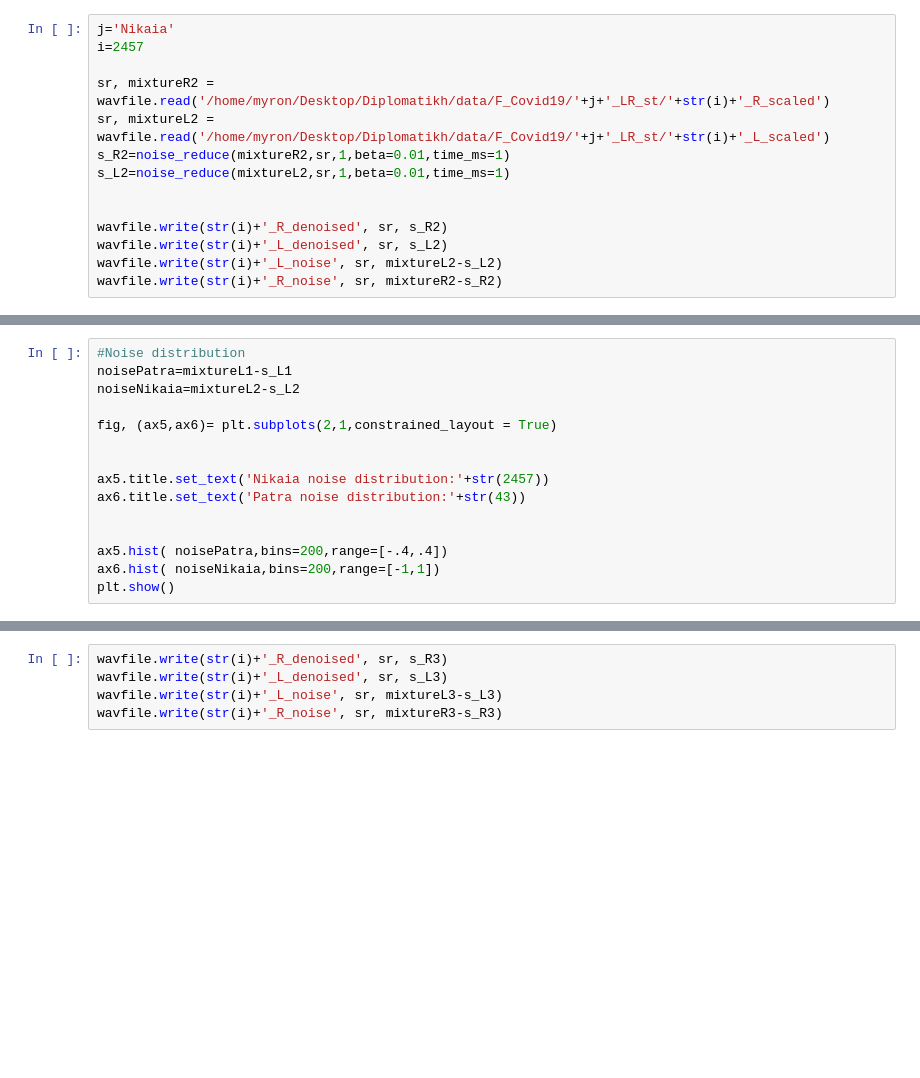
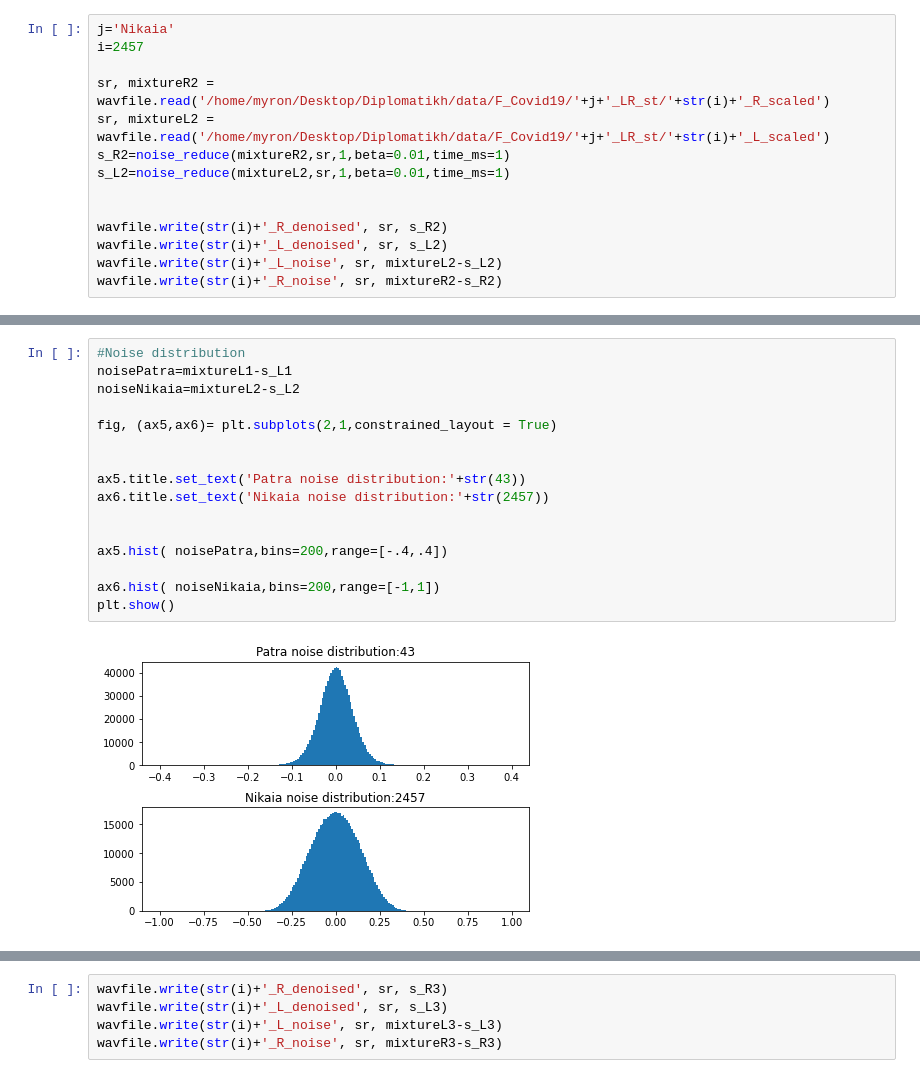
Before and after one commit to shortjohny/Thesis, a Jupyter notebook: Denoising_SpectralSubtraction.ipynb, the cells around one changed output, grey strips where cells are left out. Saved outputs shown, nothing was run; the diff lists cells and outputs as text; blank space fills up the shorter version.

```diff
--- a/Denoising_SpectralSubtraction.ipynb
+++ b/Denoising_SpectralSubtraction.ipynb
@@ -248,18 +252,21 @@ plt.show()
 # %%
 #Noise distribution
 noisePatra=mixtureL1-s_L1
 noiseNikaia=mixtureL2-s_L2
 
 fig, (ax5,ax6)= plt.subplots(2,1,constrained_layout = True)
 
 
-ax5.title.set_text('Nikaia noise distribution:'+str(2457))
-ax6.title.set_text('Patra noise distribution:'+str(43))
+ax5.title.set_text('Patra noise distribution:'+str(43))
+ax6.title.set_text('Nikaia noise distribution:'+str(2457))
 
 
 ax5.hist( noisePatra,bins=200,range=[-.4,.4])
+
 ax6.hist( noiseNikaia,bins=200,range=[-1,1])
 plt.show()
+# %% [output]
+[figure, added]
 # %%
 #Signals with powerfull noise.
 j='Patra'
```
Also changed, not shown: parts of 4 cells of this notebook.
